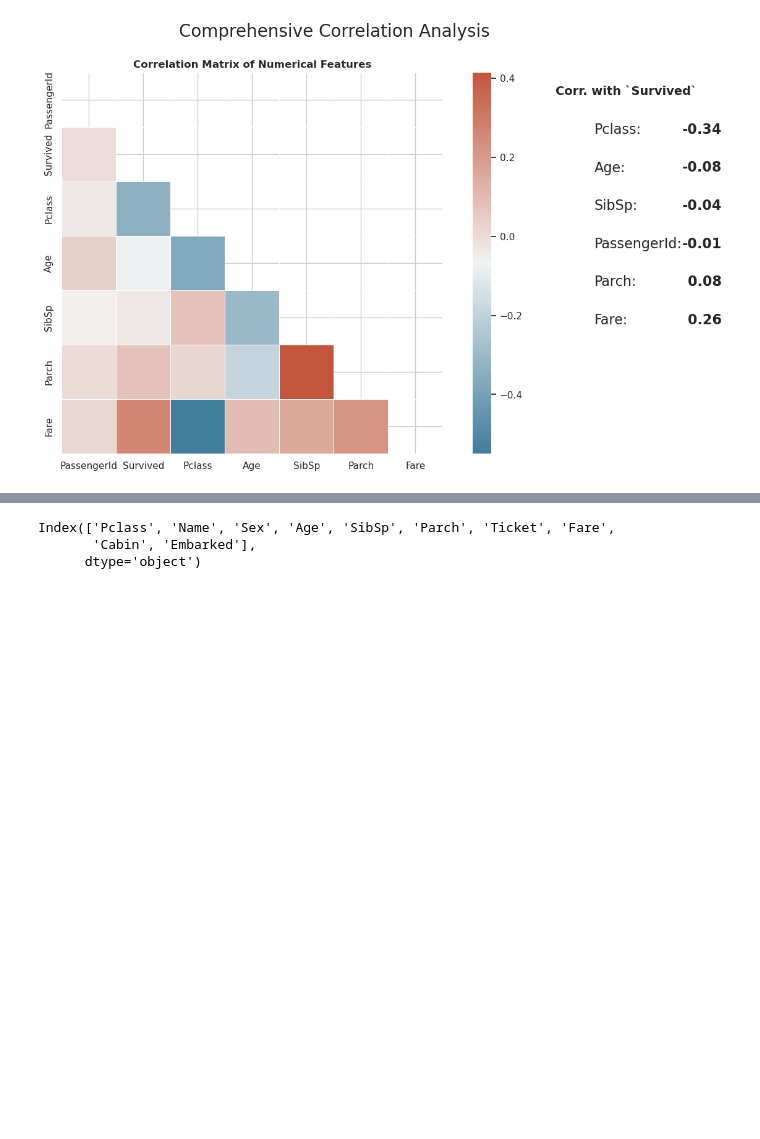
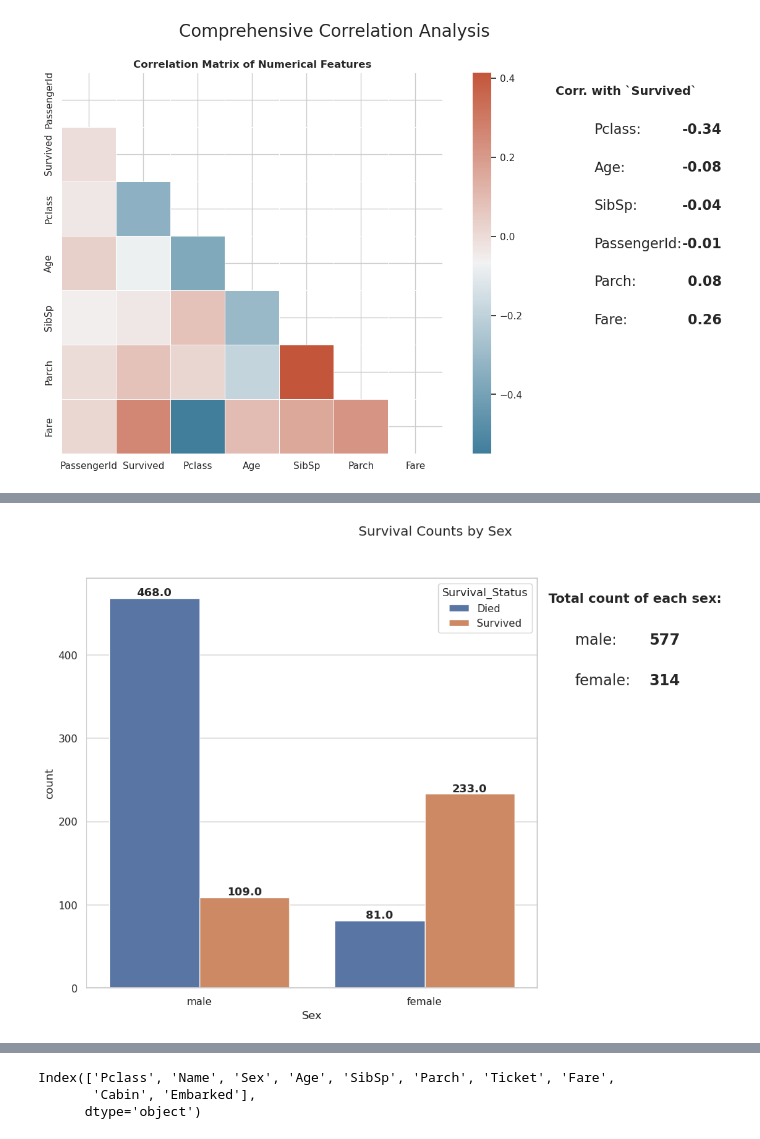
Before and after one commit to JonasLilletevedt/titanic-survival-prediction, a Jupyter notebook: notebooks/00_initial_data_exploration.ipynb, the cells around one changed output, grey strips where cells are left out. Saved outputs shown, nothing was run; the diff lists cells and outputs as text; code cells hidden in the pictures; blank space fills up the shorter version.

```diff
--- a/notebooks/00_initial_data_exploration.ipynb
+++ b/notebooks/00_initial_data_exploration.ipynb
@@ -343,0 +491,65 @@ To start we will define our predictive features. We will exclude `Survived` due
+# %%
+# Create a temporary copy for plotting
+df_plot = df_train.copy()
+
+# Map the 0 and 1 values to descriptive strings
+df_plot['Survival_Status'] = df_plot['Survived'].map({0: 'Died', 1: 'Survived'})
+
+# Create base figure
+fig = plt.figure(figsize=(14, 8))
+
+# Define gridspec
+grid_spec = gs.GridSpec(1, 3, width_ratios=[6, 2, 1], wspace=.1)
+
+ax_countplot = fig.add_subplot(grid_spec[0,0])
+ax_text = fig.add_subplot(grid_spec[0,1])
+
+# Create both plots
+sns.countplot(
+    data=df_plot,
+    x='Sex',
+    hue='Survival_Status',
+    ax=ax_countplot
+)
+ax_text.text(.5, .95, 'Total count of each sex:',
+             horizontalalignment='center',
+             verticalalignment='center',
+             fontsize=14, fontweight='bold'
+             )
+ax_text.axis('off')
+
+# Sex counts
+sex_counts = df_train['Sex'].value_counts()
+sex_types = df_train['Sex'].values
+
+vertical_offset = 0.85
+for label, value in sex_counts.items():
+    text_to_display = f"{label}:"
+
+    # Add labels to text column
+    ax_text.text(0.1, vertical_offset, text_to_display,
+                 horizontalalignment='left',
+                 verticalalignment='center',
+                 fontsize=16)
+
+    # Add values to text column
+    ax_text.text(0.8, vertical_offset, f"{value}",
+                 horizontalalignment='right',
+                 verticalalignment='center',
+                 fontsize=16, fontweight='bold')
+
+    # Vertical offset
+    vertical_offset -= 0.1
+
+# Add counts to on top of bars on the count plot
+for p in ax_countplot.patches:
+    if p.get_height() > 0:
+        count = f'{p.get_height()}'
+        x = p.get_x() + p.get_width()  / 2
+        y = p.get_height()
+        ax_countplot.annotate(text=count, xy=(x, y), ha='center', va='bottom', fontsize=12, fontweight='bold')
+
+plt.suptitle('Survival Counts by Sex')
+plt.show()
+# %% [output]
+[figure, added]
```
Also changed, not shown: parts of 19 cells of this notebook.
